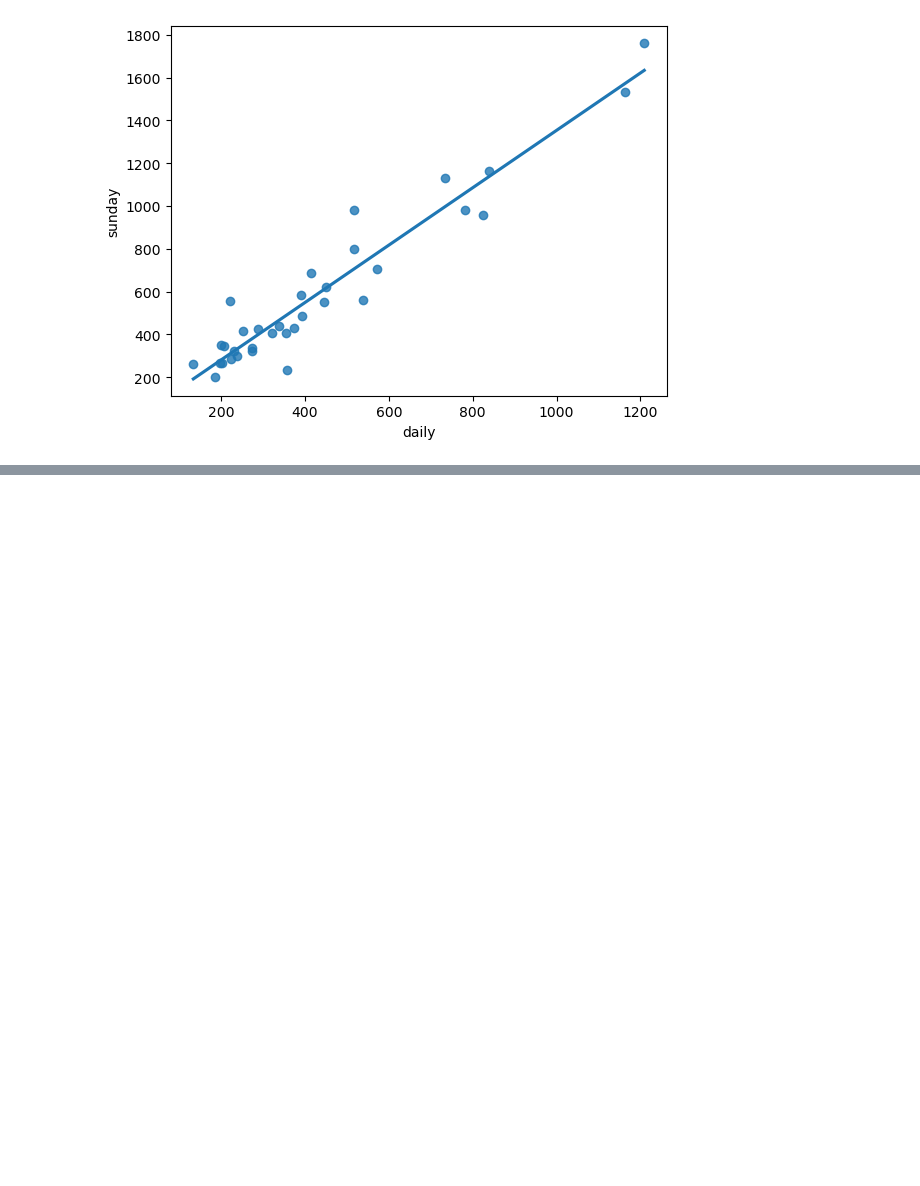
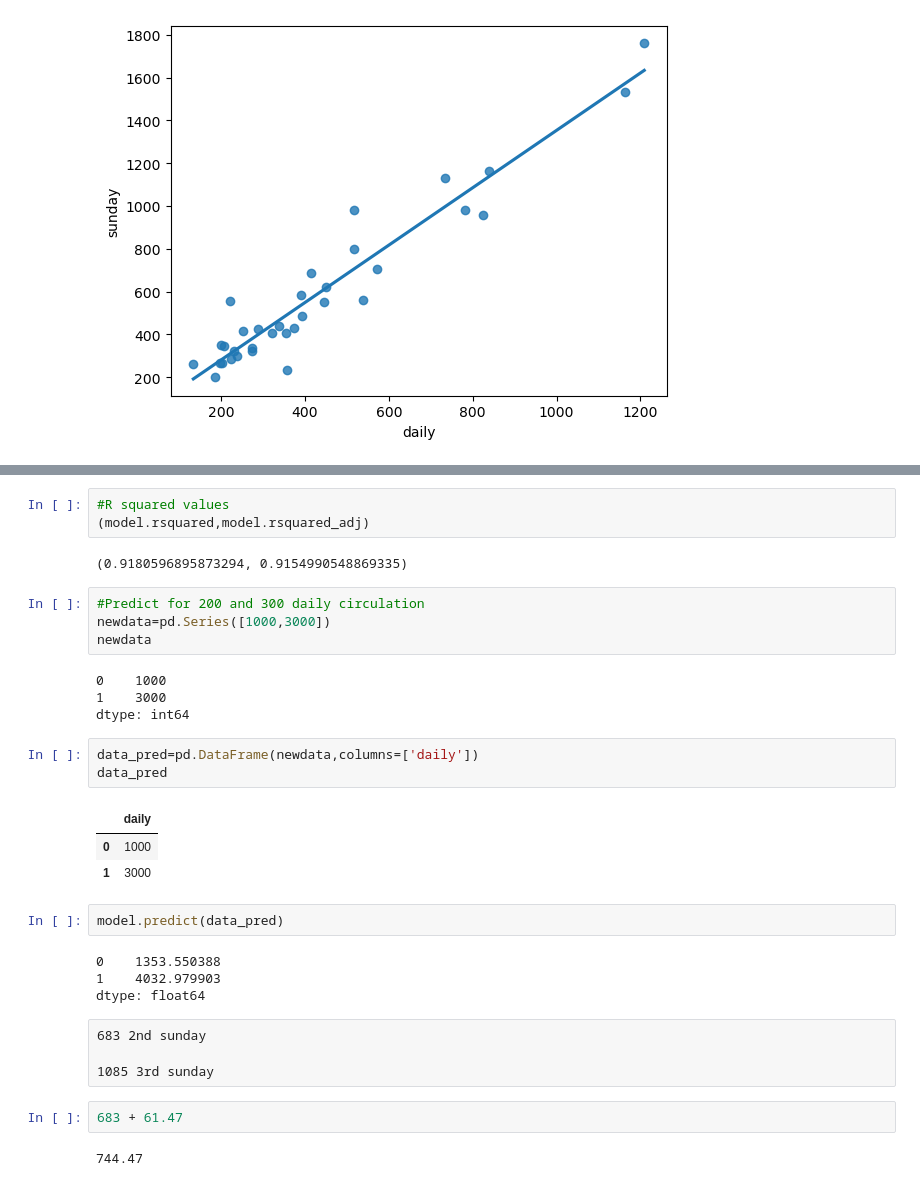
Before and after one commit to 2311cs020358/python, a Jupyter notebook: day18.ipynb, the cells around one changed output, grey strips where cells are left out. Saved outputs shown, nothing was run; the diff lists cells and outputs as text; blank space fills up the shorter version.

```diff
--- a/day18.ipynb
+++ b/day18.ipynb
@@ -87,0 +104,34 @@ sns.regplot(x="daily", y="sunday", data=data,ci=None);
+# %%
+#R squared values
+(model.rsquared,model.rsquared_adj)
+# %% [output]
+(0.9180596895873294, 0.9154990548869335)
+# %%
+#Predict for 200 and 300 daily circulation
+newdata=pd.Series([1000,3000])
+newdata
+# %% [output]
+0    1000
+1    3000
+dtype: int64
+# %%
+data_pred=pd.DataFrame(newdata,columns=['daily'])
+data_pred
+# %% [output]
+|  | daily |
+| 0 | 1000 |
+| 1 | 3000 |
+# %%
+model.predict(data_pred)
+# %% [output]
+0    1353.550388
+1    4032.979903
+dtype: float64
+# %% [raw]
+683 2nd sunday
+
+1085 3rd sunday
+# %%
+683 + 61.47
+# %% [output]
+744.47
```
Also changed, not shown: parts of 5 cells of this notebook.
